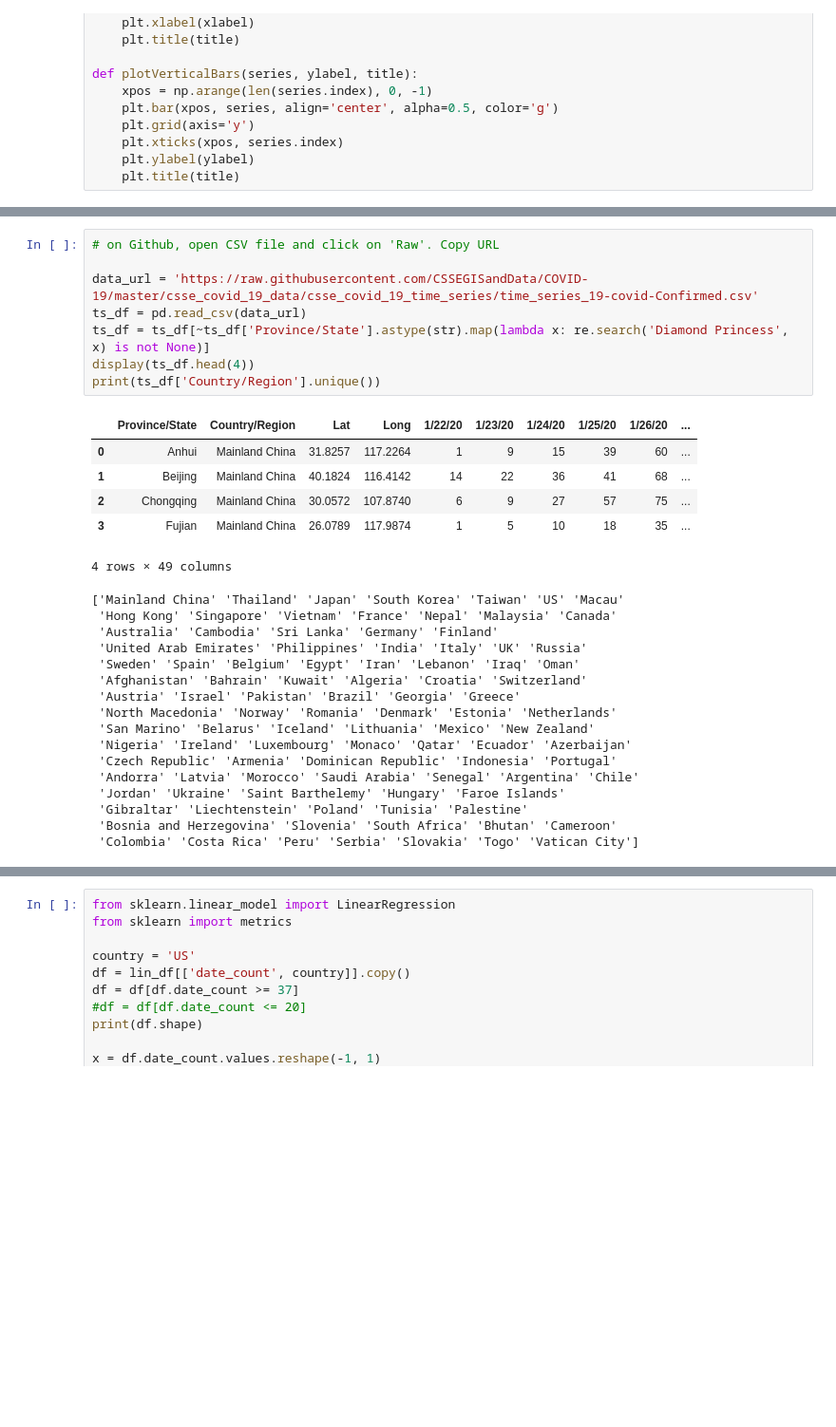
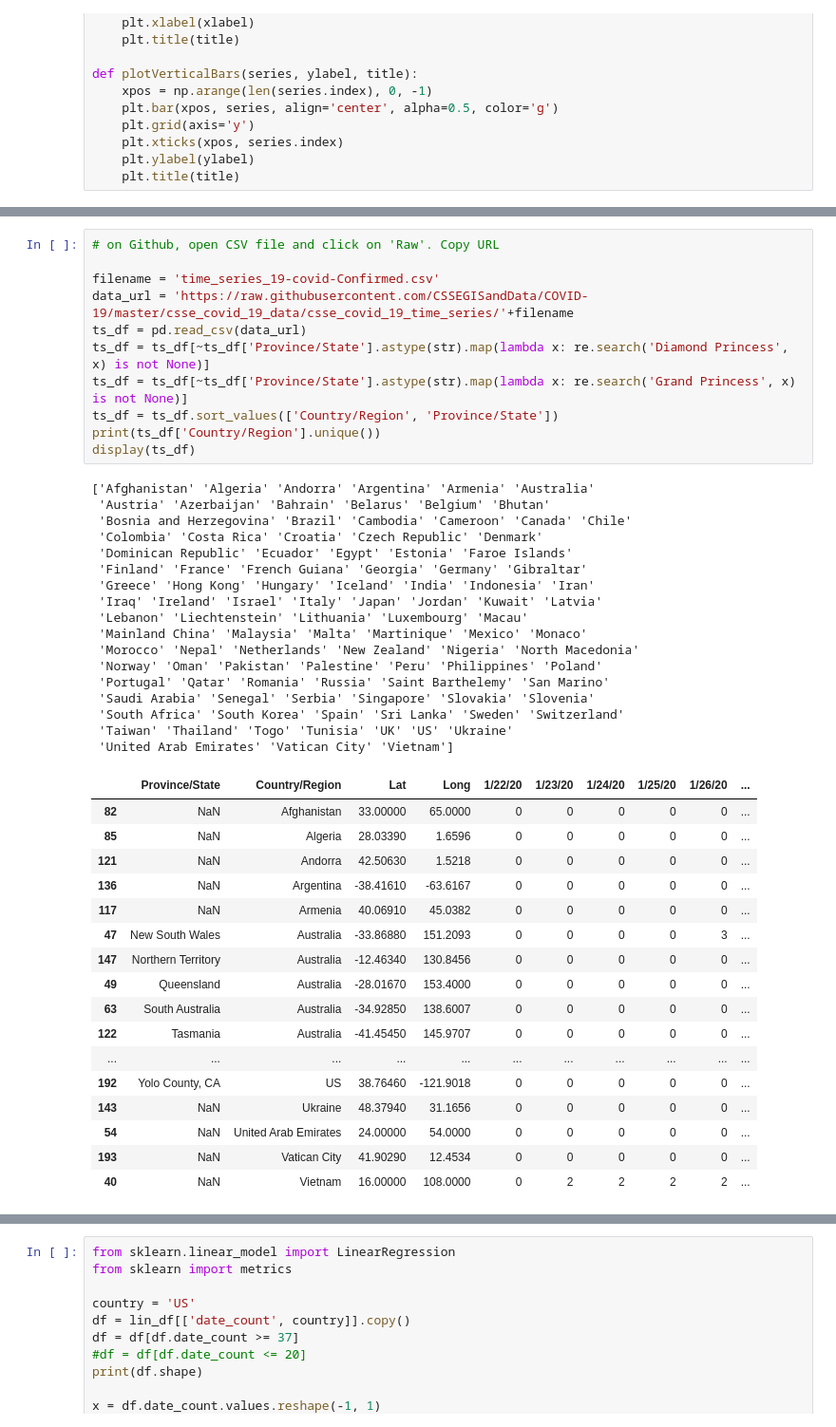
Before and after one commit to che220/covid-19, a Jupyter notebook: confirmed_cases.ipynb, the cells around one changed output, grey strips where cells are left out. Shown: that part at 95% size. Saved outputs shown, nothing was run; the diff lists cells and outputs as text; blank space fills up the shorter version.

```diff
--- a/confirmed_cases.ipynb
+++ b/confirmed_cases.ipynb
@@ -35,34 +35,49 @@ pd.__version__
 # %%
 # on Github, open CSV file and click on 'Raw'. Copy URL
 
-data_url = 'https://raw.githubusercontent.com/CSSEGISandData/COVID-19/master/csse_covid_19_data/csse_covid_19_time_series/time_series_19-covid-Confirmed.csv'
+filename = 'time_series_19-covid-Confirmed.csv'
+data_url = 'https://raw.githubusercontent.com/CSSEGISandData/COVID-19/master/csse_covid_19_data/csse_covid_19_time_series/'+filename
 ts_df = pd.read_csv(data_url)
 ts_df = ts_df[~ts_df['Province/State'].astype(str).map(lambda x: re.search('Diamond Princess', x) is not None)]
-display(ts_df.head(4))
+ts_df = ts_df[~ts_df['Province/State'].astype(str).map(lambda x: re.search('Grand Princess', x) is not None)]
+ts_df = ts_df.sort_values(['Country/Region', 'Province/State'])
 print(ts_df['Country/Region'].unique())
+display(ts_df)
 # %% [output]
+['Afghanistan' 'Algeria' 'Andorra' 'Argentina' 'Armenia' 'Australia'
+ 'Austria' 'Azerbaijan' 'Bahrain' 'Belarus' 'Belgium' 'Bhutan'
+ 'Bosnia and Herzegovina' 'Brazil' 'Cambodia' 'Cameroon' 'Canada' 'Chile'
+ 'Colombia' 'Costa Rica' 'Croatia' 'Czech Republic' 'Denmark'
+ 'Dominican Republic' 'Ecuador' 'Egypt' 'Estonia' 'Faroe Islands'
+ 'Finland' 'France' 'French Guiana' 'Georgia' 'Germany' 'Gibraltar'
+ 'Greece' 'Hong Kong' 'Hungary' 'Iceland' 'India' 'Indonesia' 'Iran'
+ 'Iraq' 'Ireland' 'Israel' 'Italy' 'Japan' 'Jordan' 'Kuwait' 'Latvia'
+ 'Lebanon' 'Liechtenstein' 'Lithuania' 'Luxembourg' 'Macau'
+ 'Mainland China' 'Malaysia' 'Malta' 'Martinique' 'Mexico' 'Monaco'
+ 'Morocco' 'Nepal' 'Netherlands' 'New Zealand' 'Nigeria' 'North Macedonia'
+ 'Norway' 'Oman' 'Pakistan' 'Palestine' 'Peru' 'Philippines' 'Poland'
+ 'Portugal' 'Qatar' 'Romania' 'Russia' 'Saint Barthelemy' 'San Marino'
+ 'Saudi Arabia' 'Senegal' 'Serbia' 'Singapore' 'Slovakia' 'Slovenia'
+ 'South Africa' 'South Korea' 'Spain' 'Sri Lanka' 'Sweden' 'Switzerland'
+ 'Taiwan' 'Thailand' 'Togo' 'Tunisia' 'UK' 'US' 'Ukraine'
+ 'United Arab Emirates' 'Vatican City' 'Vietnam']
 |  | Province/State | Country/Region | Lat | Long | 1/22/20 | 1/23/20 | 1/24/20 | 1/25/20 | 1/26/20 | ... |
-| 0 | Anhui | Mainland China | 31.8257 | 117.2264 | 1 | 9 | 15 | 39 | 60 | ... |
-| 1 | Beijing | Mainland China | 40.1824 | 116.4142 | 14 | 22 | 36 | 41 | 68 | ... |
-| 2 | Chongqing | Mainland China | 30.0572 | 107.8740 | 6 | 9 | 27 | 57 | 75 | ... |
-| 3 | Fujian | Mainland China | 26.0789 | 117.9874 | 1 | 5 | 10 | 18 | 35 | ... |
+| 82 | NaN | Afghanistan | 33.00000 | 65.0000 | 0 | 0 | 0 | 0 | 0 | ... |
+| 85 | NaN | Algeria | 28.03390 | 1.6596 | 0 | 0 | 0 | 0 | 0 | ... |
+| 121 | NaN | Andorra | 42.50630 | 1.5218 | 0 | 0 | 0 | 0 | 0 | ... |
+| 136 | NaN | Argentina | -38.41610 | -63.6167 | 0 | 0 | 0 | 0 | 0 | ... |
+| 117 | NaN | Armenia | 40.06910 | 45.0382 | 0 | 0 | 0 | 0 | 0 | ... |
+| 47 | New South Wales | Australia | -33.86880 | 151.2093 | 0 | 0 | 0 | 0 | 3 | ... |
+| 147 | Northern Territory | Australia | -12.46340 | 130.8456 | 0 | 0 | 0 | 0 | 0 | ... |
+| 49 | Queensland | Australia | -28.01670 | 153.4000 | 0 | 0 | 0 | 0 | 0 | ... |
+| 63 | South Australia | Australia | -34.92850 | 138.6007 | 0 | 0 | 0 | 0 | 0 | ... |
+| 122 | Tasmania | Australia | -41.45450 | 145.9707 | 0 | 0 | 0 | 0 | 0 | ... |
+| ... | ... | ... | ... | ... | ... | ... | ... | ... | ... | ... |
+| 192 | Yolo County, CA | US | 38.76460 | -121.9018 | 0 | 0 | 0 | 0 | 0 | ... |
+| 143 | NaN | Ukraine | 48.37940 | 31.1656 | 0 | 0 | 0 | 0 | 0 | ... |
+| 54 | NaN | United Arab Emirates | 24.00000 | 54.0000 | 0 | 0 | 0 | 0 | 0 | ... |
+| 193 | NaN | Vatican City | 41.90290 | 12.4534 | 0 | 0 | 0 | 0 | 0 | ... |
+| 40 | NaN | Vietnam | 16.00000 | 108.0000 | 0 | 2 | 2 | 2 | 2 | ... |
-4 rows × 49 columns
-['Mainland China' 'Thailand' 'Japan' 'South Korea' 'Taiwan' 'US' 'Macau'
- 'Hong Kong' 'Singapore' 'Vietnam' 'France' 'Nepal' 'Malaysia' 'Canada'
- 'Australia' 'Cambodia' 'Sri Lanka' 'Germany' 'Finland'
- 'United Arab Emirates' 'Philippines' 'India' 'Italy' 'UK' 'Russia'
- 'Sweden' 'Spain' 'Belgium' 'Egypt' 'Iran' 'Lebanon' 'Iraq' 'Oman'
- 'Afghanistan' 'Bahrain' 'Kuwait' 'Algeria' 'Croatia' 'Switzerland'
- 'Austria' 'Israel' 'Pakistan' 'Brazil' 'Georgia' 'Greece'
- 'North Macedonia' 'Norway' 'Romania' 'Denmark' 'Estonia' 'Netherlands'
- 'San Marino' 'Belarus' 'Iceland' 'Lithuania' 'Mexico' 'New Zealand'
- 'Nigeria' 'Ireland' 'Luxembourg' 'Monaco' 'Qatar' 'Ecuador' 'Azerbaijan'
- 'Czech Republic' 'Armenia' 'Dominican Republic' 'Indonesia' 'Portugal'
- 'Andorra' 'Latvia' 'Morocco' 'Saudi Arabia' 'Senegal' 'Argentina' 'Chile'
- 'Jordan' 'Ukraine' 'Saint Barthelemy' 'Hungary' 'Faroe Islands'
- 'Gibraltar' 'Liechtenstein' 'Poland' 'Tunisia' 'Palestine'
- 'Bosnia and Herzegovina' 'Slovenia' 'South Africa' 'Bhutan' 'Cameroon'
- 'Colombia' 'Costa Rica' 'Peru' 'Serbia' 'Slovakia' 'Togo' 'Vatican City']
 # %%
 pd.set_option('display.max_columns', None)
 pd.set_option('display.max_rows', None)
```
Also changed, not shown: parts of 4 cells of this notebook, 1 other file.
